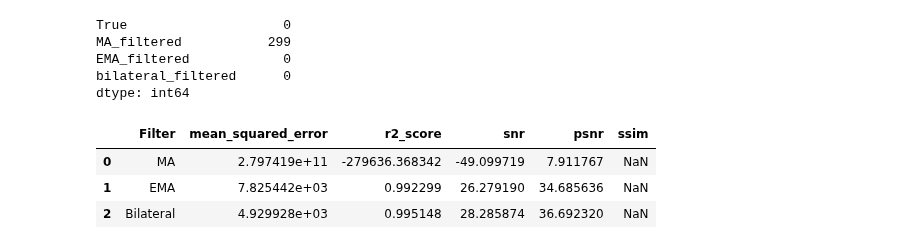
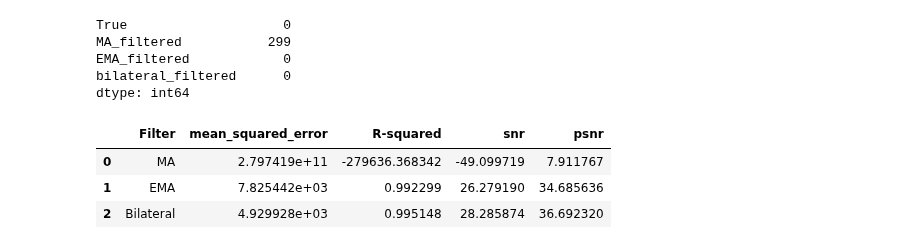
Before and after one commit to SOL1archive/Fin-Data-Denoising, a Jupyter notebook: trad-denoising.ipynb, the cells around one changed output. Drawn from its saved outputs; the diff is of its cells as text; code cells hidden in the pictures.

Commit message:
add:trad-denoising metrics

```diff
--- a/trad-denoising.ipynb
+++ b/trad-denoising.ipynb
@@ -66,21 +66,21 @@ bilateral_filt_df = trad_filt_df[['True', 'bilateral_filtered']].dropna(axis=0)
 # %%
 metrics_dict = {
     'mean_squared_error': mean_squared_error,
-    'r2_score': r2_score,
+    'R-squared': r2_score,
     'snr': snr,
-    'psnr': psnr,
-    'ssim': ssim,
+    'psnr': psnr
 }
 
 filt_df_dict = {
     'MA': ma_filt_df,
     'EMA': ema_filt_df,
     'Bilateral': bilateral_filt_df
 }
 
-get_metrics(metrics_dict, filt_df_dict)
+result_df = get_metrics(filt_df_dict, 'Filter')
+result_df
 # %% [output]
-|  | Filter | mean_squared_error | r2_score | snr | psnr | ssim |
-| 0 | MA | 2.797419e+11 | -279636.368342 | -49.099719 | 7.911767 | NaN |
-| 1 | EMA | 7.825442e+03 | 0.992299 | 26.279190 | 34.685636 | NaN |
-| 2 | Bilateral | 4.929928e+03 | 0.995148 | 28.285874 | 36.692320 | NaN |
+|  | Filter | mean_squared_error | R-squared | snr | psnr |
+| 0 | MA | 2.797419e+11 | -279636.368342 | -49.099719 | 7.911767 |
+| 1 | EMA | 7.825442e+03 | 0.992299 | 26.279190 | 34.685636 |
+| 2 | Bilateral | 4.929928e+03 | 0.995148 | 28.285874 | 36.692320 |
```
Also changed, not shown: parts of 1 cell of this notebook, 1 other file.
